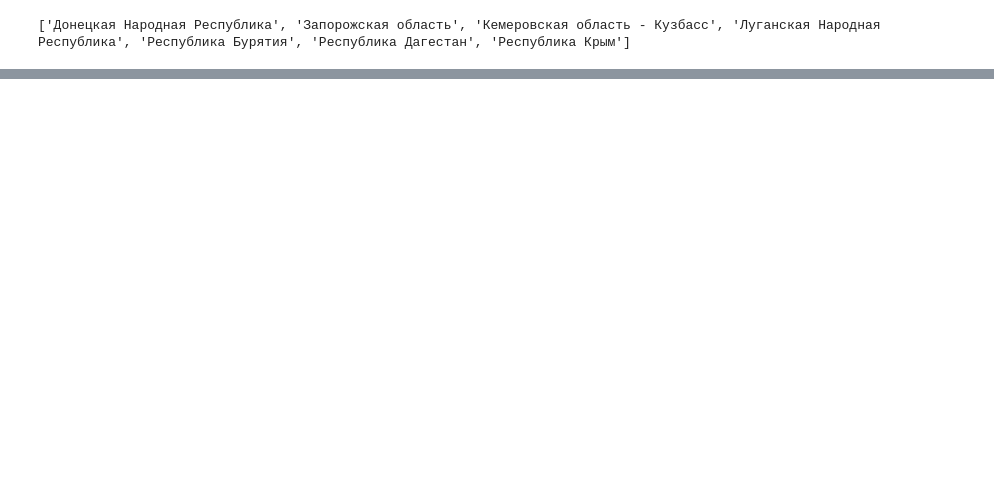
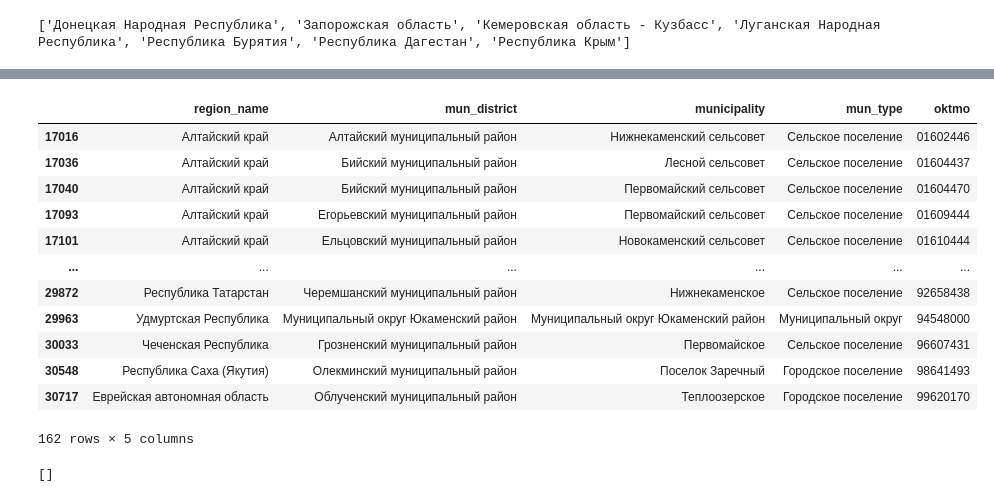
Before and after one commit to evelina-kalugina/-russian-monotowns-typology, a Jupyter notebook: notebooks/02_match_oktmo.ipynb, the cells around one changed output, grey strips where cells are left out. Saved outputs shown, nothing was run; the diff lists cells and outputs as text; code cells hidden in the pictures; blank space fills up the shorter version.

```diff
--- a/notebooks/02_match_oktmo.ipynb
+++ b/notebooks/02_match_oktmo.ipynb
@@ -129,0 +138,25 @@ several candidates: 61
+# %%
+names = ["Коряжм", "Новодвинск", "Огни", "Каспийск", "Болхов", "Колпн", "Сердобск",
+         "Заречн", "Каменск", "Селенгин", "Мокшан", "Кимовск", "Белев", "Первомайск",
+         "Лесной", "Северск", "Озерск", "Снежинск", "Трехгорн", "Железногорск"]
+ref[ref["municipality"].str.contains("|".join(names), case=False, na=False)][
+    ["region_name", "mun_district", "municipality", "mun_type", "oktmo"]]
+# %% [output]
+|  | region_name | mun_district | municipality | mun_type | oktmo |
+| 17016 | Алтайский край | Алтайский муниципальный район | Нижнекаменский сельсовет | Сельское поселение | 01602446 |
+| 17036 | Алтайский край | Бийский муниципальный район | Лесной сельсовет | Сельское поселение | 01604437 |
+| 17040 | Алтайский край | Бийский муниципальный район | Первомайский сельсовет | Сельское поселение | 01604470 |
+| 17093 | Алтайский край | Егорьевский муниципальный район | Первомайский сельсовет | Сельское поселение | 01609444 |
+| 17101 | Алтайский край | Ельцовский муниципальный район | Новокаменский сельсовет | Сельское поселение | 01610444 |
+| ... | ... | ... | ... | ... | ... |
+| 29872 | Республика Татарстан | Черемшанский муниципальный район | Нижнекаменское | Сельское поселение | 92658438 |
+| 29963 | Удмуртская Республика | Муниципальный округ Юкаменский район | Муниципальный округ Юкаменский район | Муниципальный округ | 94548000 |
+| 30033 | Чеченская Республика | Грозненский муниципальный район | Первомайское | Сельское поселение | 96607431 |
+| 30548 | Республика Саха (Якутия) | Олекминский муниципальный район | Поселок Заречный | Городское поселение | 98641493 |
+| 30717 | Еврейская автономная область | Облученский муниципальный район | Теплоозерское | Городское поселение | 99620170 |
+162 rows × 5 columns
+# %%
+mono["region_ref"] = mono["region"].replace({"Кемеровская область - Кузбасс": "Кемеровская область"})
+print([r for r in ref["region_name"].unique() if any(x in r for x in ["Бурят", "Дагест", "Крым"])])
+# %% [output]
+[]
```
Also changed, not shown: parts of 3 cells of this notebook.
